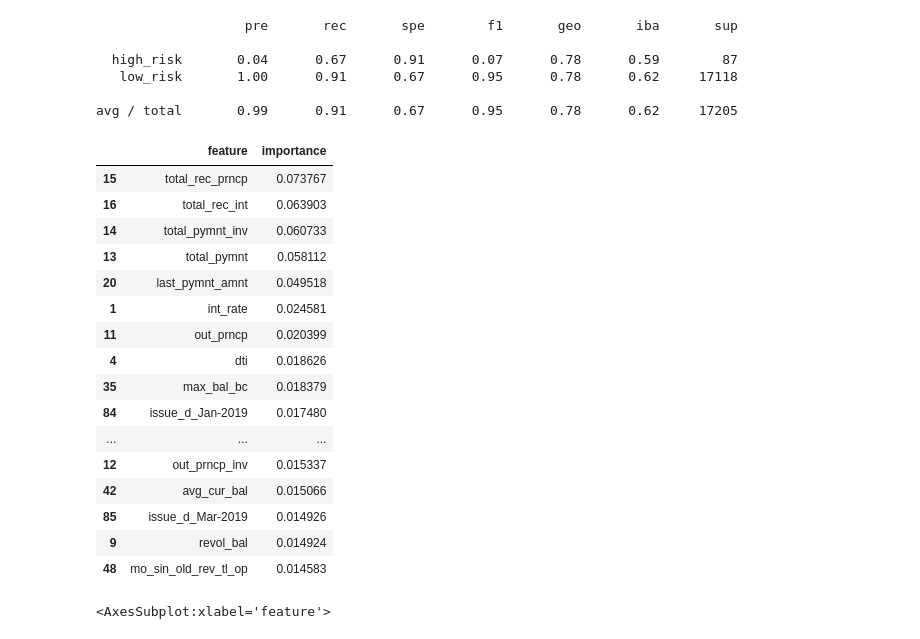
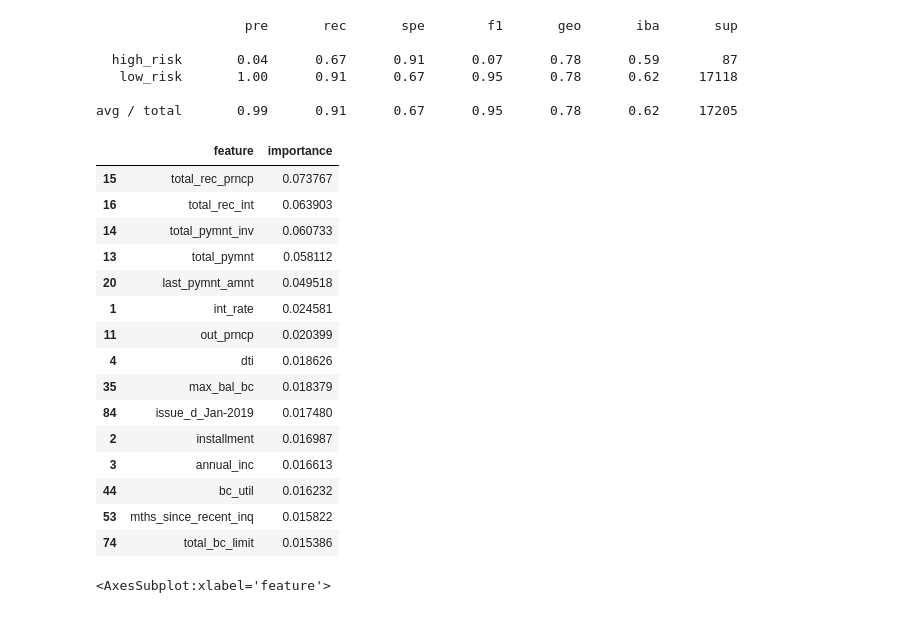
Before and after one commit to manjamcmills/Credit_Risk_Analysis, a Jupyter notebook: credit_risk_ensemble.ipynb, the cells around one changed output. Cells and saved outputs as stored; diff of their text form; code cells hidden in the pictures.

```diff
--- a/credit_risk_ensemble.ipynb
+++ b/credit_risk_ensemble.ipynb
@@ -164,27 +164,26 @@ avg / total       0.99      0.91      0.67      0.95      0.78      0.62     172
 # %%
 # List the features sorted in descending order by feature importance
 fi_df = pd.DataFrame({
     "feature":X.columns,
     "importance": brf_model.feature_importances_
 })
 fi_df.sort_values("importance", ascending=False, inplace=True)
-fi_df.head(20)
+fi_df.head(15)
 # %% [output]
 |  | feature | importance |
 | 15 | total_rec_prncp | 0.073767 |
 | 16 | total_rec_int | 0.063903 |
 | 14 | total_pymnt_inv | 0.060733 |
 | 13 | total_pymnt | 0.058112 |
 | 20 | last_pymnt_amnt | 0.049518 |
 | 1 | int_rate | 0.024581 |
 | 11 | out_prncp | 0.020399 |
 | 4 | dti | 0.018626 |
 | 35 | max_bal_bc | 0.018379 |
 | 84 | issue_d_Jan-2019 | 0.017480 |
-| ... | ... | ... |
-| 12 | out_prncp_inv | 0.015337 |
-| 42 | avg_cur_bal | 0.015066 |
-| 85 | issue_d_Mar-2019 | 0.014926 |
-| 9 | revol_bal | 0.014924 |
-| 48 | mo_sin_old_rev_tl_op | 0.014583 |
+| 2 | installment | 0.016987 |
+| 3 | annual_inc | 0.016613 |
+| 44 | bc_util | 0.016232 |
+| 53 | mths_since_recent_inq | 0.015822 |
+| 74 | total_bc_limit | 0.015386 |
 # %%
```
Also changed, not shown: parts of 2 cells of this notebook, 8 other files.
